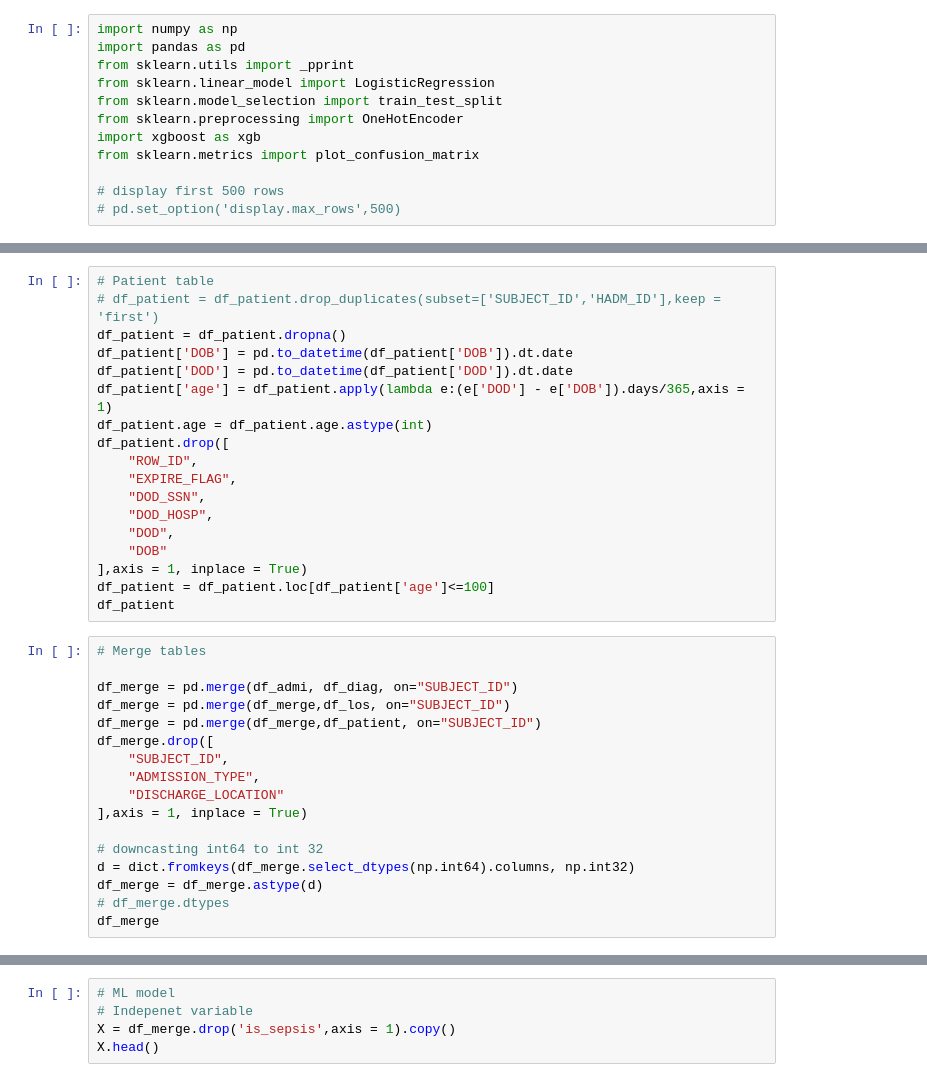
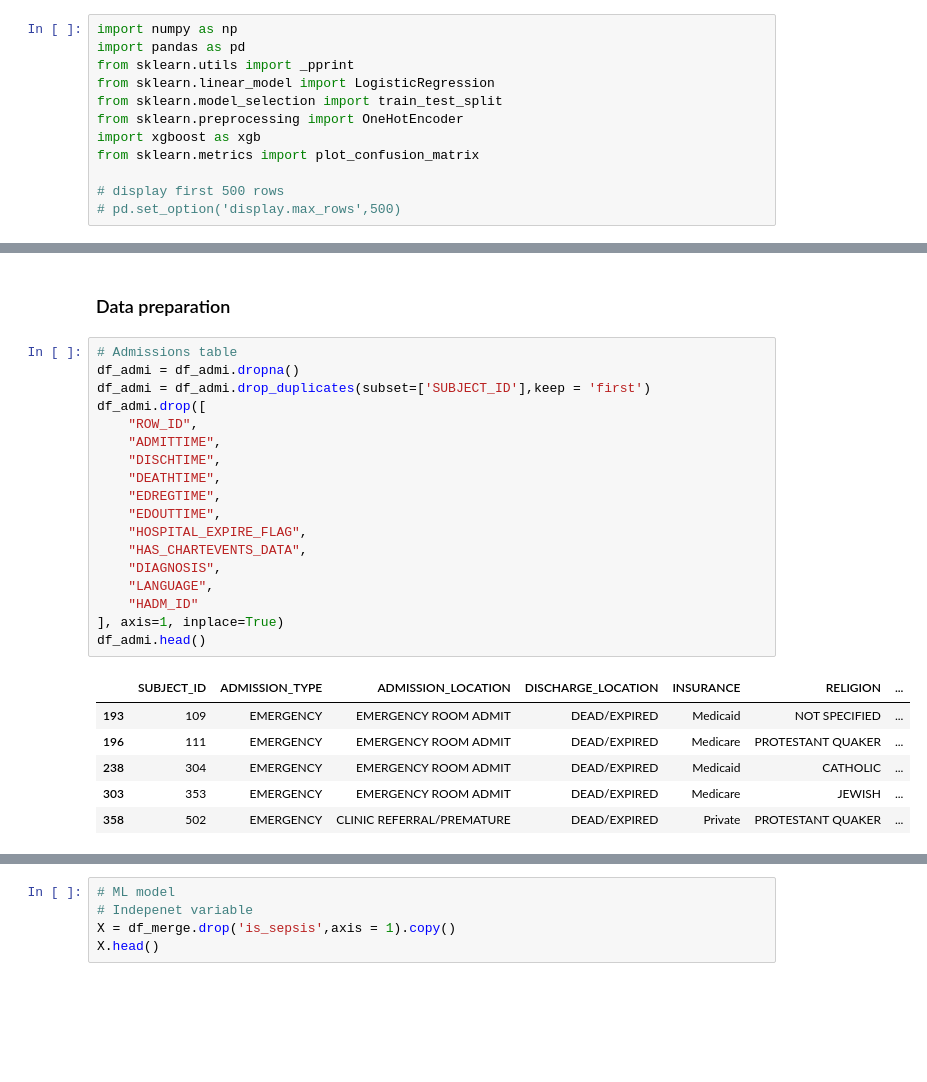
Before and after one commit to zengjilie/sepsis-prediction, a Jupyter notebook: main.ipynb, the cells around one changed output, grey strips where cells are left out. Cells and saved outputs as stored; diff of their text form; blank space fills up the shorter version.

```diff
--- a/main.ipynb
+++ b/main.ipynb
@@ -91,35 +20,27 @@ df_los
-# %%
-# Patient table
-# df_patient = df_patient.drop_duplicates(subset=['SUBJECT_ID','HADM_ID'],keep = 'first')
-df_patient = df_patient.dropna()
-df_patient['DOB'] = pd.to_datetime(df_patient['DOB']).dt.date
-df_patient['DOD'] = pd.to_datetime(df_patient['DOD']).dt.date
-df_patient['age'] = df_patient.apply(lambda e:(e['DOD'] - e['DOB']).days/365,axis = 1)
-df_patient.age = df_patient.age.astype(int)
-df_patient.drop([
-    "ROW_ID",
-    "EXPIRE_FLAG",
-    "DOD_SSN",
-    "DOD_HOSP",
-    "DOD",
-    "DOB"
-],axis = 1, inplace = True)
-df_patient = df_patient.loc[df_patient['age']<=100]
-df_patient
-# %%
-# Merge tables
-
-df_merge = pd.merge(df_admi, df_diag, on="SUBJECT_ID")
-df_merge = pd.merge(df_merge,df_los, on="SUBJECT_ID")
-df_merge = pd.merge(df_merge,df_patient, on="SUBJECT_ID")
-df_merge.drop([
-    "SUBJECT_ID",
-    "ADMISSION_TYPE",
-    "DISCHARGE_LOCATION"
-],axis = 1, inplace = True)
-
-# downcasting int64 to int 32
-d = dict.fromkeys(df_merge.select_dtypes(np.int64).columns, np.int32)
-df_merge = df_merge.astype(d)
-# df_merge.dtypes
-df_merge
+# %% [markdown]
+###  Data preparation
+# %%
+# Admissions table
+df_admi = df_admi.dropna()
+df_admi = df_admi.drop_duplicates(subset=['SUBJECT_ID'],keep = 'first')
+df_admi.drop([
+    "ROW_ID",
+    "ADMITTIME",
+    "DISCHTIME",
+    "DEATHTIME",
+    "EDREGTIME",
+    "EDOUTTIME",
+    "HOSPITAL_EXPIRE_FLAG",
+    "HAS_CHARTEVENTS_DATA",
+    "DIAGNOSIS",
+    "LANGUAGE",
+    "HADM_ID"
+], axis=1, inplace=True)
+df_admi.head()
+# %% [output]
+|  | SUBJECT_ID | ADMISSION_TYPE | ADMISSION_LOCATION | DISCHARGE_LOCATION | INSURANCE | RELIGION | ... |
+| 193 | 109 | EMERGENCY | EMERGENCY ROOM ADMIT | DEAD/EXPIRED | Medicaid | NOT SPECIFIED | ... |
+| 196 | 111 | EMERGENCY | EMERGENCY ROOM ADMIT | DEAD/EXPIRED | Medicare | PROTESTANT QUAKER | ... |
+| 238 | 304 | EMERGENCY | EMERGENCY ROOM ADMIT | DEAD/EXPIRED | Medicaid | CATHOLIC | ... |
+| 303 | 353 | EMERGENCY | EMERGENCY ROOM ADMIT | DEAD/EXPIRED | Medicare | JEWISH | ... |
+| 358 | 502 | EMERGENCY | CLINIC REFERRAL/PREMATURE | DEAD/EXPIRED | Private | PROTESTANT QUAKER | ... |
```
Also changed, not shown: parts of 18 cells of this notebook.
